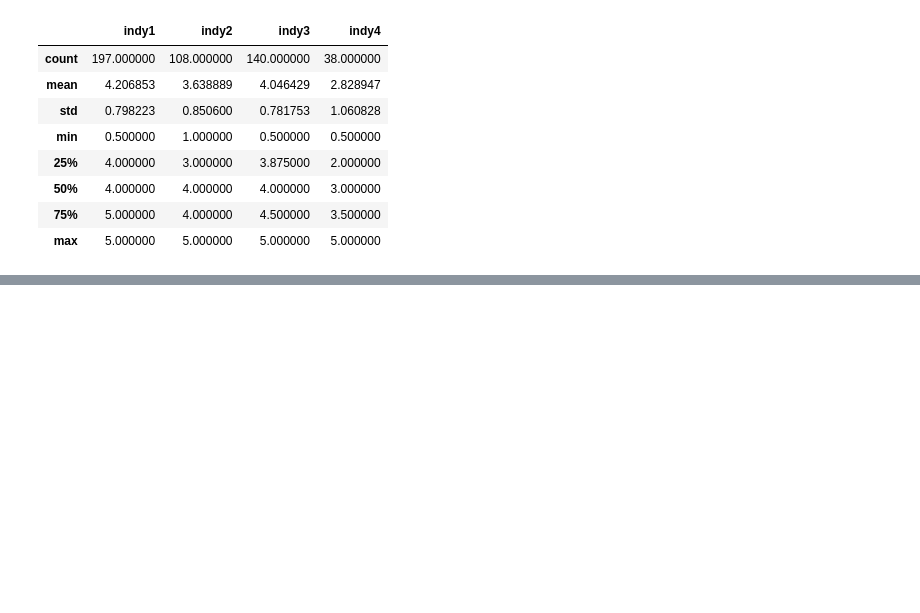
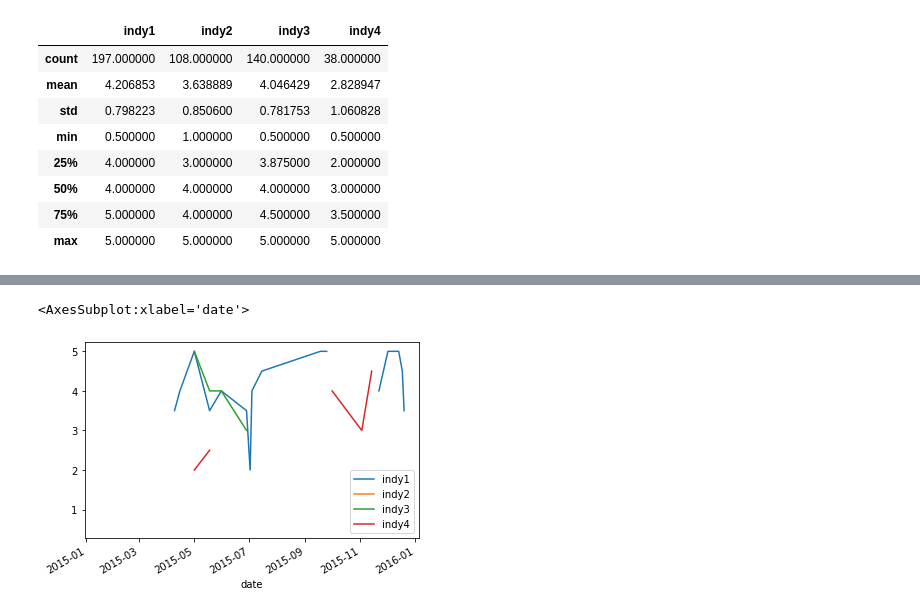
Before and after one commit to bletvaska/pandas-101, a Jupyter notebook: day.5.ipynb, the cells around one changed output, grey strips where cells are left out. Saved outputs shown, nothing was run; the diff lists cells and outputs as text; code cells hidden in the pictures; blank space fills up the shorter version.

```diff
--- a/day.5.ipynb
+++ b/day.5.ipynb
@@ -297,0 +289,6 @@ ratings_indy.describe()
+# %%
+df = ratings_indy.reset_index()
+df['date'] = df['date'].astype('datetime64')
+# %%
+df = df.loc[ df['date'].dt.year == 2015 ]
+df
@@ -297,0 +313,5 @@ ratings_indy.describe()
+# %%
+df.plot(x='date')
+# %% [output]
+<AxesSubplot:xlabel='date'>
+[figure, added]
```
Also changed, not shown: parts of 25 cells of this notebook.
